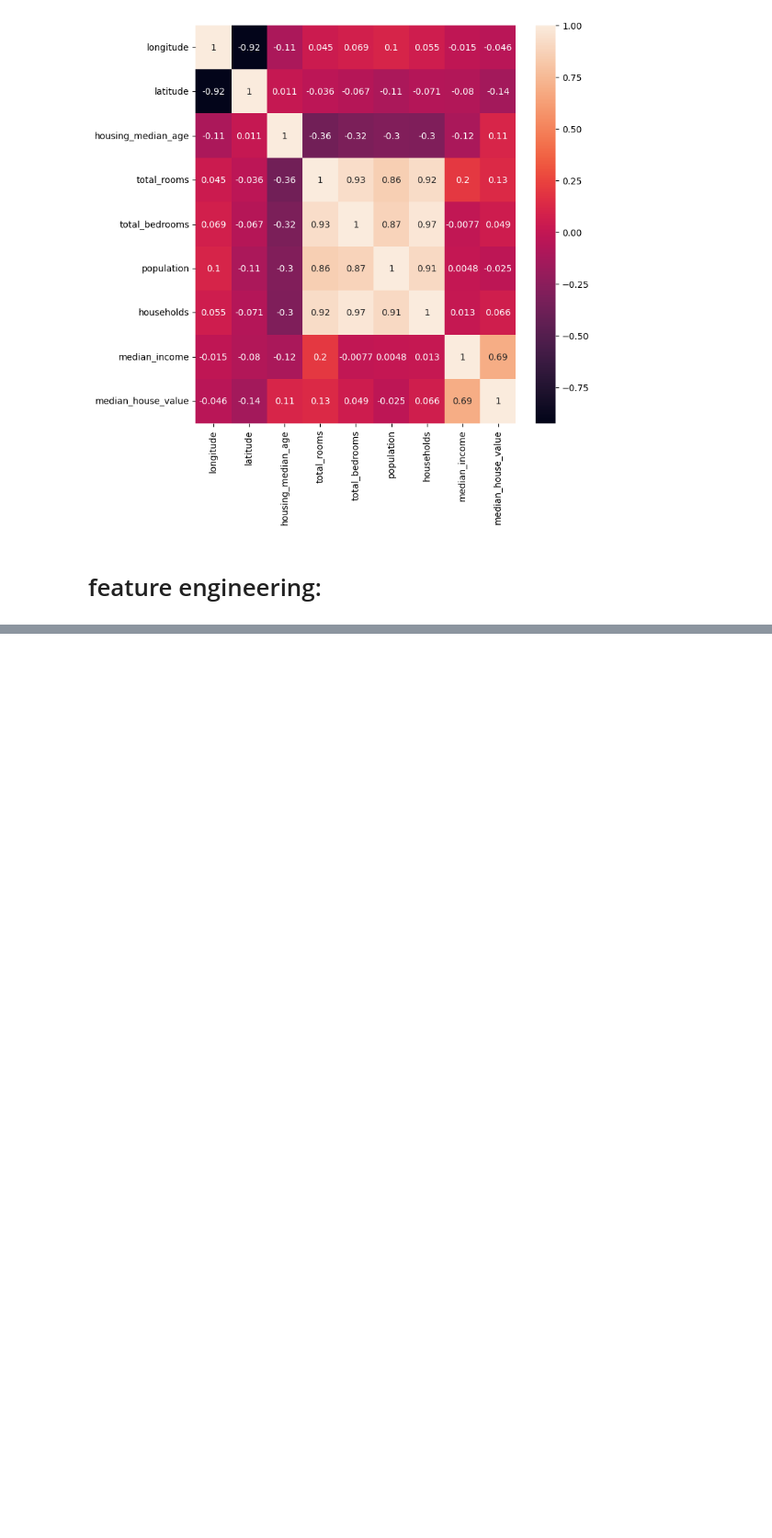
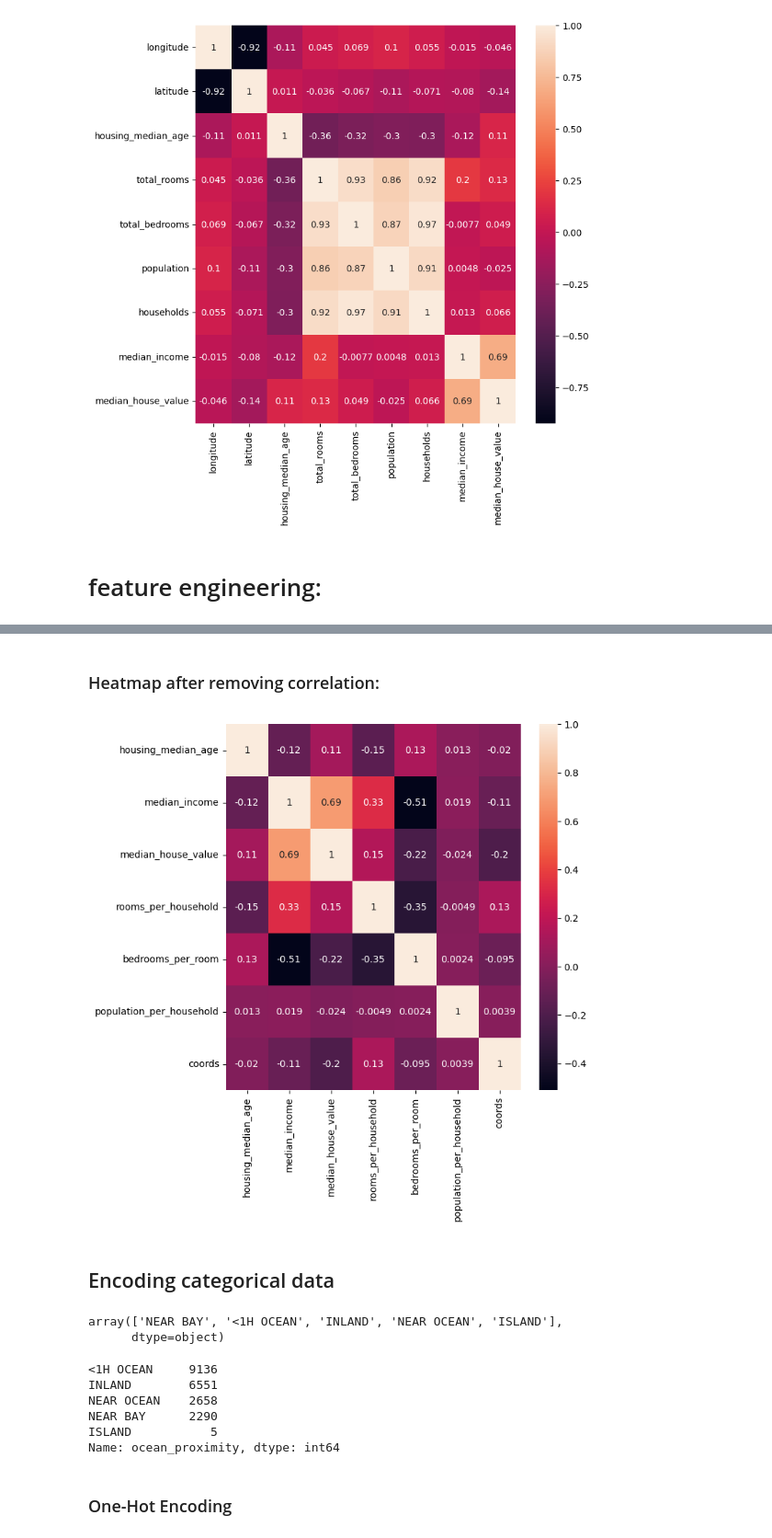
Before and after one commit to adamdmeg/home-prediction-ml, a Jupyter notebook: home_prediction.ipynb, the cells around one changed output, grey strips where cells are left out. Shown: that part at 92% size. Cells and saved outputs as stored; diff of their text form; code cells hidden in the pictures; blank space fills up the shorter version.

```diff
--- a/home_prediction.ipynb
+++ b/home_prediction.ipynb
@@ -250,3 +250,20 @@ plt.show()
 [figure]
 # %% [markdown]
 # feature engineering:
+# %%
+# Additionally we noted that several features (total_rooms,total_bedrooms,population,households) have very high correlation to one another,
+# so it's interesting to find out if a removal of a few of them would have any affect on the model performance
+
+#  a new feature that is a ratio of the total rooms to households
+housing_df['rooms_per_household'] = housing_df['total_rooms']/housing_df['households']
+
+# a new feature that is a ratio of the total bedrooms to the total rooms
+housing_df['bedrooms_per_room'] = housing_df['total_bedrooms']/housing_df['total_rooms']
+
+# a new feature that is a ratio of the population to the households
+housing_df['population_per_household']= housing_df['population']/housing_df['households']
+
+# let's combine the latitude and longitude into 1
+housing_df['coords'] = housing_df['longitude']/housing_df['latitude']
+
+housing_df.info()
@@ -252,0 +288,10 @@ plt.show()
+# %%
+# remove total_rooms, households, total bedrooms, popluation, longitude, latitude
+housing_df = housing_df.drop('total_rooms', axis=1)
+housing_df = housing_df.drop('households', axis=1)
+housing_df = housing_df.drop('total_bedrooms', axis=1)
+housing_df = housing_df.drop('population', axis=1)
+housing_df = housing_df.drop('longitude', axis=1)
+housing_df = housing_df.drop('latitude', axis=1)
+
+housing_df.info()
@@ -252,0 +314,34 @@ plt.show()
+# %% [markdown]
+### Heatmap after removing correlation:
+# %%
+corr = housing_df.corr(numeric_only=True)
+
+#make the heatmap larger in size
+plt.figure(figsize = (7,7))
+
+sns.heatmap(corr, annot=True)
+plt.show()
+# %% [output]
+[figure, added]
+# %% [markdown]
+## Encoding categorical data
+# %%
+# need to turn our "ocean proximity" variable to numerical data
+
+# check our unique categories:
+housing_df.ocean_proximity.unique()
+# %% [output]
+array(['NEAR BAY', '<1H OCEAN', 'INLAND', 'NEAR OCEAN', 'ISLAND'],
+      dtype=object)
+# %%
+# & count them:
+housing_df["ocean_proximity"].value_counts()
+# %% [output]
+<1H OCEAN     9136
+INLAND        6551
+NEAR OCEAN    2658
+NEAR BAY      2290
+ISLAND           5
+Name: ocean_proximity, dtype: int64
+# %% [markdown]
+### One-Hot Encoding
```
Also changed, not shown: parts of 23 cells of this notebook.
